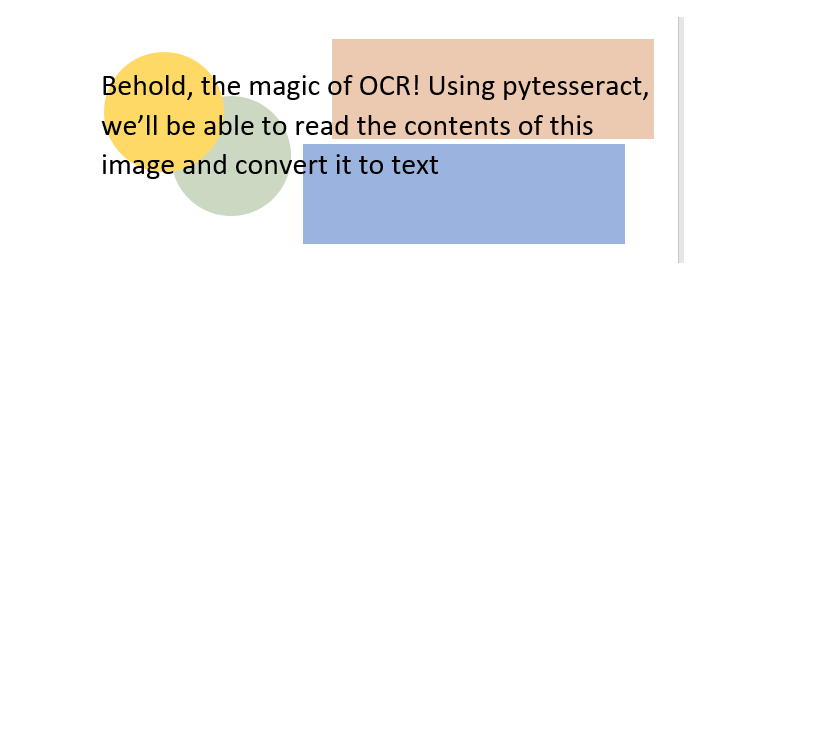
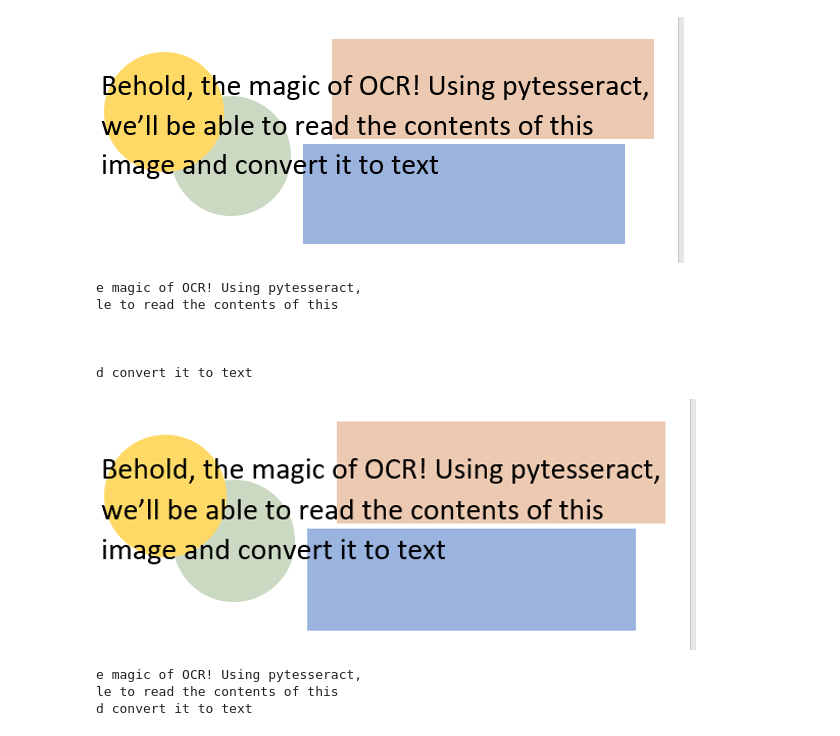
Before and after one commit to DietzscheNostoevsky/Learning-Python, a Jupyter notebook: UoM_Specializations/P3_C5_Python Projectpillow tesseract and opencv/week_2.ipynb, the cells around one changed output. Cells and saved outputs as stored; diff of their text form; code cells hidden in the pictures; blank space fills up the shorter version.

Commit message:
resized image

```diff
--- a/UoM_Specializations/P3_C5_Python Projectpillow tesseract and opencv/week_2.ipynb
+++ b/UoM_Specializations/P3_C5_Python Projectpillow tesseract and opencv/week_2.ipynb
@@ -160,3 +160,36 @@ display(img)
 [figure]
 # %%
 # would OCR work on this ?
+import pytesseract
+text = pytesseract.image_to_string(img)
+print(text)
+# %% [output]
+e magic of OCR! Using pytesseract,
+le to read the contents of this
+
+
+
+d convert it to text
+# %%
+# OCR didnt work correctly
+# resizong image
+
+import PIL
+basewidth = 600 # in pizels
+# preserve the aspect ration of the image
+
+wpercent = basewidth/float(img.size[0])
+hsize = int(float(img.size[1])*float(wpercent)) # 600:? = w:l -> ? = wpercent * l
+# resizing using anti-aliasing
+
+img = img.resize((basewidth,hsize), PIL.Image.ANTIALIAS) # takes an optional filter
+
+display(img)
+img.save('resized_noise.png')
+text = pytesseract.image_to_string(img)
+print(text)
+# %% [output]
+[figure, added]
+e magic of OCR! Using pytesseract,
+le to read the contents of this
+d convert it to text
```
Also changed, not shown: parts of 1 cell of this notebook, 1 other file.
